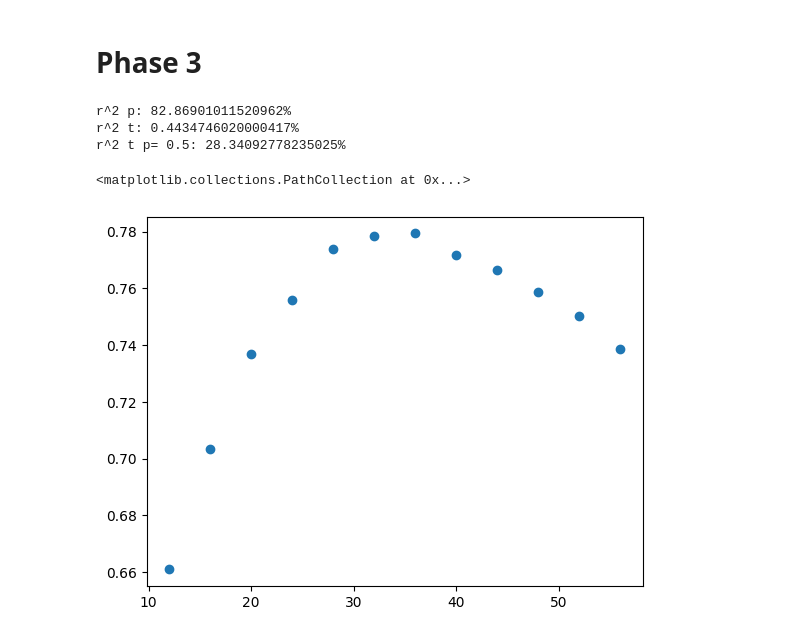
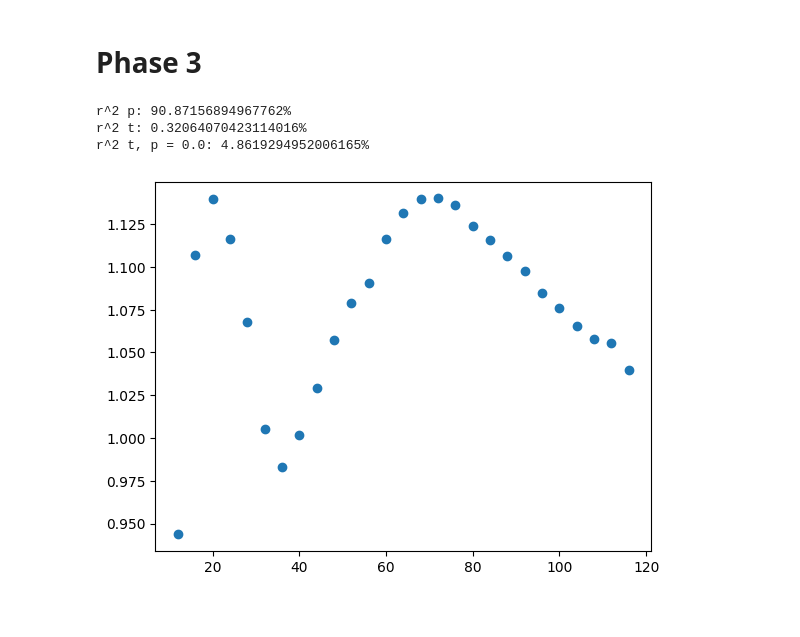
Before and after one commit to theFroodyOne/Physics344Assignment6, a Jupyter notebook: dataAnalysis.ipynb, the cells around one changed output. Saved outputs shown, nothing was run; the diff lists cells and outputs as text; code cells hidden in the pictures.

Commit message:
Generating some more data

```diff
--- a/dataAnalysis.ipynb
+++ b/dataAnalysis.ipynb
@@ -73,20 +73,20 @@ r^2 p: 98.73621541050014%
 # %%
 reader = csv.reader(open("./data/phase3/data.csv", "r"))
 next(reader)
 data = [row for row in reader]
-currentp = 0.5
+currentp = 0.0
 p = [float(datum[0]) for datum in data]
 t = [float(datum[1]) for datum in data]
 tp = [float(datum[1]) for datum in data if round(float(datum[0]), 1) == currentp]
 v = [float(datum[2]) for datum in data]
 vp = [float(datum[2]) for datum in data if round(float(datum[0]), 1) == currentp]
 print("r^2 p: " + str(np.corrcoef(v, p)[0][1]**2*100) + "%")
 print("r^2 t: " + str(np.corrcoef(v, t)[0][1]**2*100) + "%")
-print("r^2 t p= " + str(currentp) + ": " + str(np.corrcoef(vp, tp)[0][1]**2*100) + "%")
+print("r^2 t, p = " + str(currentp) + ": " + str(np.corrcoef(vp, tp)[0][1]**2*100) + "%")
 plt.scatter(tp, vp)
+plt.savefig("./data/phase3/v_vs_t_p=" + str(currentp) + ".png")
 # %% [output]
-r^2 p: 82.86901011520962%
-r^2 t: 0.4434746020000417%
-r^2 t p= 0.5: 28.34092778235025%
+r^2 p: 90.87156894967762%
+r^2 t: 0.32064070423114016%
+r^2 t, p = 0.0: 4.8619294952006165%
-<matplotlib.collections.PathCollection at 0x...>
-[figure, old version]
+[figure, new version]
```
Also changed, not shown: 8 other files.
